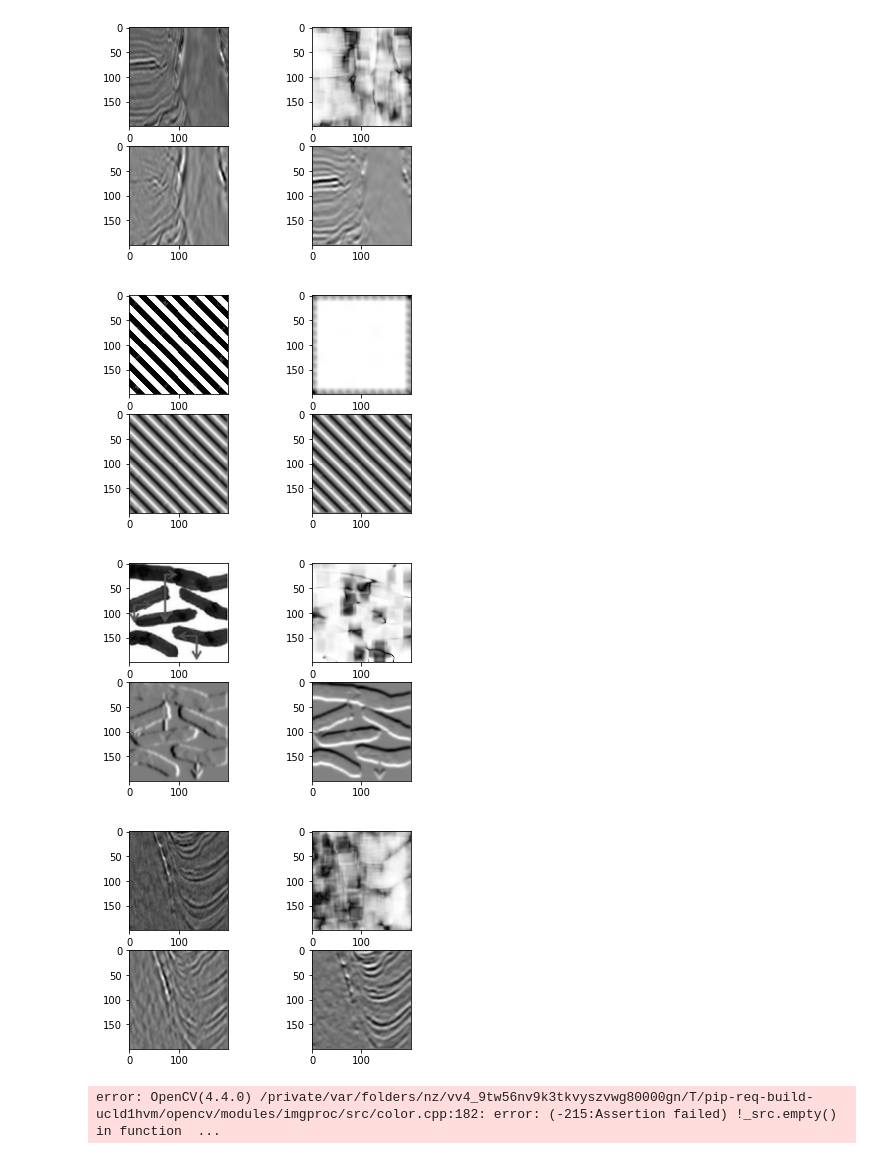
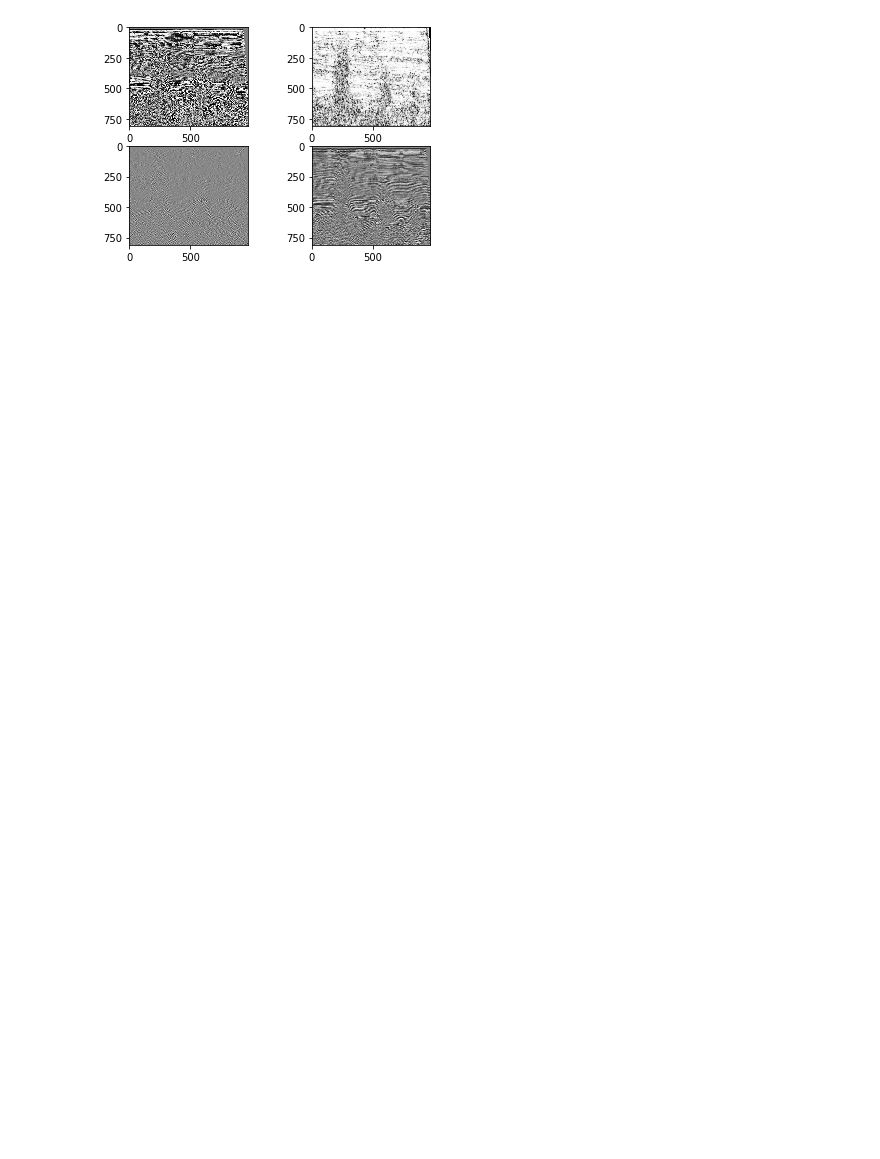
Before and after one commit to cvsaltdome/cv_project, a Jupyter notebook: covariance.ipynb, the cells around one changed output. Cells and saved outputs as stored; diff of their text form; code cells hidden in the pictures; blank space fills up the shorter version.

```diff
--- a/covariance.ipynb
+++ b/covariance.ipynb
@@ -6,7 +6,9 @@ from scipy.interpolate import RectBivariateSpline
 from skimage.filters import apply_hysteresis_threshold
 import imagehelper
 import matplotlib.pyplot as plt
-
+import glob, os
+def get_image_files():
+    return glob.glob(os.path.join("data/original", '2.png'))
 
 # See PyCharm help at https://www.jetbrains.com/help/pycharm/
 def show_in_plot(img1, img2, img3, img4):
@@ -49,45 +51,43 @@ def get_cov(x, y, patch_size):
 
 def treat(img_path):
     I = cv2.cvtColor(cv2.imread(img_path), cv2.COLOR_BGR2GRAY)
-    I = cv2.resize(I, dsize=(200, 200), interpolation=cv2.INTER_AREA)
+    #I = cv2.resize(I, dsize=(200, 200), interpolation=cv2.INTER_AREA)
     I = I / 255
 
     patch_size = 25
     Gx = cv2.Sobel(I, cv2.CV_64F, 1, 0, ksize=patch_size)
     Gy = cv2.Sobel(I, cv2.CV_64F, 0, 1, ksize=patch_size)
 
     w, h = I.shape
-    patch_size = 25
+    patch_size = 9
 
     covxx = np.zeros((w, h))
     covxy = np.zeros((w, h))
     covyx = np.zeros((w, h))
     covyy = np.zeros((w, h))
     chaos=np.zeros((w, h))
 
     for i in range(0, w):
         for j in range(0, h):
             sovel_x_patch = get_patch_at(Gx, i, j, patch_size)
             sovel_y_patch = get_patch_at(Gy, i, j, patch_size)
             covxx[i, j] = get_cov(sovel_x_patch, sovel_x_patch, patch_size)
             covxy[i, j] = get_cov(sovel_x_patch, sovel_y_patch, patch_size)
             covyx[i, j] = get_cov(sovel_y_patch, sovel_x_patch, patch_size)
             covyy[i, j] = get_cov(sovel_y_patch, sovel_y_patch, patch_size)
             co=np.array([[covxx[i,j],covxy[i,j]],[covyx[i,j],covyy[i,j]]])
             w,_=np.linalg.eig(co)
-
-            chaos[i,j]=abs(w[0]-w[1])/(w[0]+w[1])
+            if(w[0]+w[1]==0):
+                chaos[i,j]=0
+            else:
+                chaos[i,j]=abs(w[0]-w[1])/(w[0]+w[1])
     covxy = np.abs(covxy)
     covxy = covxy / np.max(covxy)
     # show_in_plot(covxx)
     show_in_plot(I, chaos, Gx, Gy)
     # show_in_plot(covyy)
-images_path = imagehelper.get_image_files()
+images_path = get_image_files()
 for image in images_path:
     treat(image)
 # %% [output]
-[figure, old version]
+[figure, new version]
-[figure, removed]
-[figure, removed]
-[figure, removed]
-error: OpenCV(4.4.0) /private/var/folders/nz/vv4_9tw56nv9k3tkvyszvwg80000gn/T/pip-req-build-ucld1hvm/opencv/modules/imgproc/src/color.cpp:182: error: (-215:Assertion failed) !_src.empty() in function  ...
```
Also changed, not shown: 11 other files.
